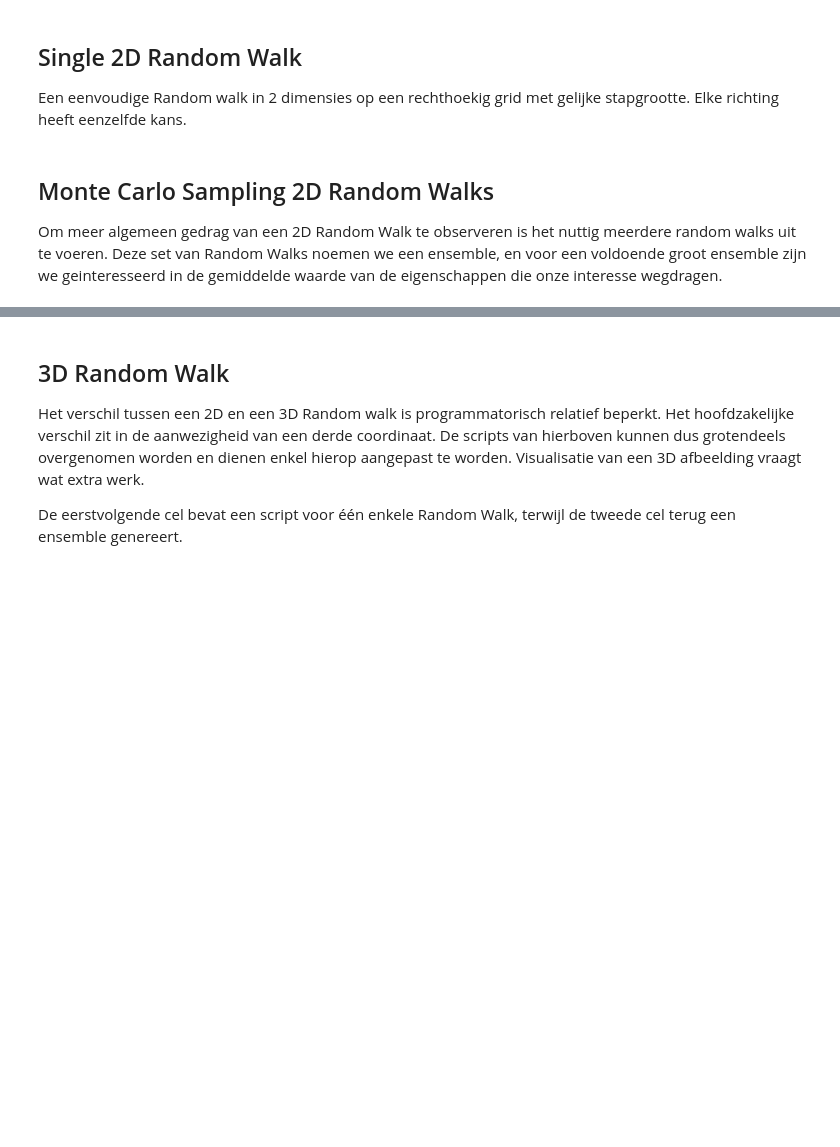
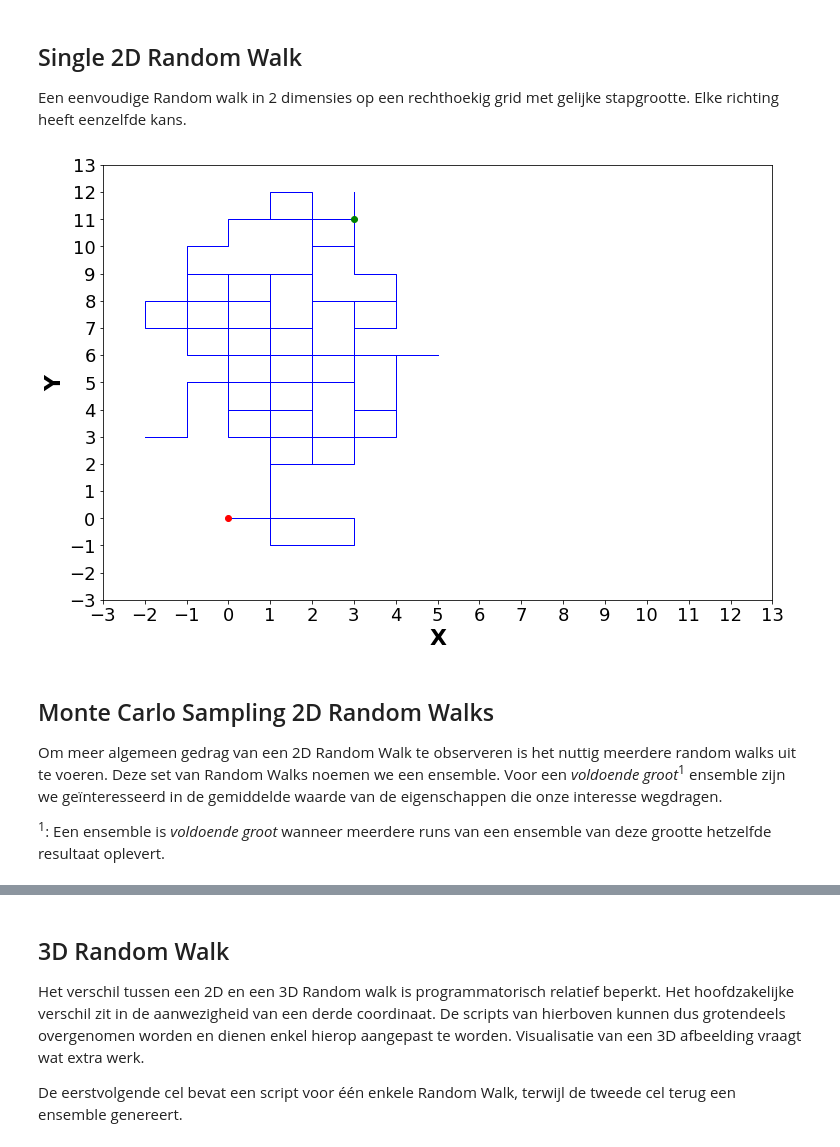
Before and after one commit to GijsVanoppen/StatisticalPhysics, a Jupyter notebook: CourseNotebooks/01_RandomWalk/RandomWalk-2.ipynb, the cells around one changed output, grey strips where cells are left out. Saved outputs shown, nothing was run; the diff lists cells and outputs as text; code cells hidden in the pictures; blank space fills up the shorter version.

Commit message:
Update RandomWalk-2.ipynb
added start & endpoints

```diff
--- a/CourseNotebooks/01_RandomWalk/RandomWalk-2.ipynb
+++ b/CourseNotebooks/01_RandomWalk/RandomWalk-2.ipynb
@@ -13,37 +13,43 @@ Een eenvoudige Random walk in 2 dimensies op een rechthoekig grid met gelijke st
 #1. Initialisatie
 x=0    # start positie
 y=0
-N=100  # aantal stappen in de RW
+N=200  # aantal stappen in de RW
 
 dx=np.array([1,-1,0,0]) # Er zijn 4 mogelijke staprichtingen (index 1..4)
 dy=np.array([0,0,1,-1]) # In deze arrays slaan we voor elk van de richtingen
                         #    de beweging in x en y op.
 xpos=np.zeros(N+1) # lege arrays op x en y posities op te slaan
 ypos=np.zeros(N+1)
 
 #2. Random walk in 2D over een fixed grid, met gelijke kansen.
 for j in range(N):
     Rn=np.random.randint(4) # random integer van 0..3 ==> gelijke kans voor elke richting
     x+=dx[Rn]               # de beweging van x en y posities
     y+=dy[Rn]
     xpos[j+1]=x             # en opslaan voor later gebruik
     ypos[j+1]=y
 
 #3. Plotje
 plt.figure(figsize=(12,8))
 plt.plot(xpos, ypos,  color='blue',linewidth=1, zorder=0)
+plt.scatter(xpos[0], ypos[0],  color='red', zorder=1) # start-positie
+plt.scatter(xpos[-1], ypos[-1],  color='green', zorder=1) # eind-positie
 min_x=min(np.min(xpos),np.min(ypos))-1
 max_x=max(np.max(xpos),np.max(ypos))+1
 plt.axis([min_x,max_x,min_x,max_x])
 XYlst=np.linspace(min_x,max_x,int(max_x-min_x)+1)
 plt.xticks(XYlst,fontsize=18)
 plt.yticks(XYlst,fontsize=18)
 plt.xlabel("X",fontsize=22,fontweight="bold")
 plt.ylabel("Y",fontsize=22,fontweight="bold")
 plt.show()
+# %% [output]
+[figure, added]
 # %% [markdown]
 ## Monte Carlo Sampling 2D Random Walks ##
-Om meer algemeen gedrag van een 2D Random Walk te observeren is het nuttig meerdere random walks uit te voeren. Deze set van Random Walks noemen we een ensemble, en voor een voldoende groot ensemble zijn we geinteresseerd in de gemiddelde waarde van de eigenschappen die onze interesse wegdragen.
+Om meer algemeen gedrag van een 2D Random Walk te observeren is het nuttig meerdere random walks uit te voeren. Deze set van Random Walks noemen we een ensemble. Voor een *voldoende groot*<SUP>1</SUP> ensemble zijn we geïnteresseerd in de gemiddelde waarde van de eigenschappen die onze interesse wegdragen.
+
+<SUP>1</SUP>: Een ensemble is *voldoende groot* wanneer meerdere runs van een ensemble van deze grootte hetzelfde resultaat oplevert.
 # %%
 # 1. Initialisatie
 N=100  # aantal stappen in de RW
```
Also changed, not shown: parts of 2 cells of this notebook.
